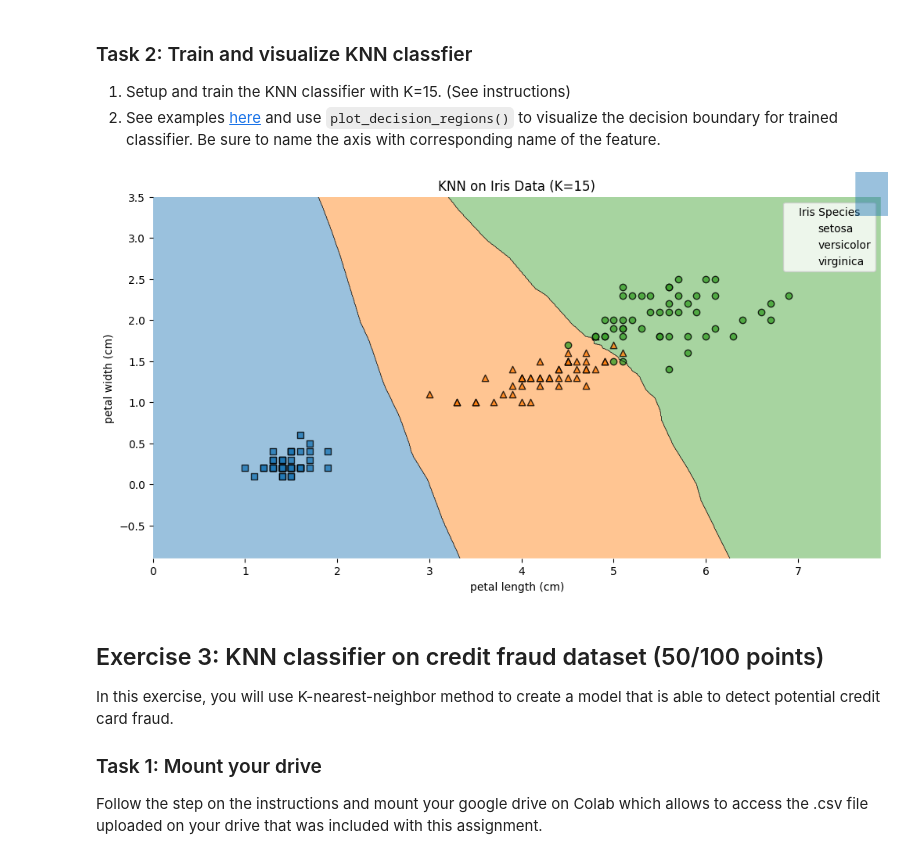
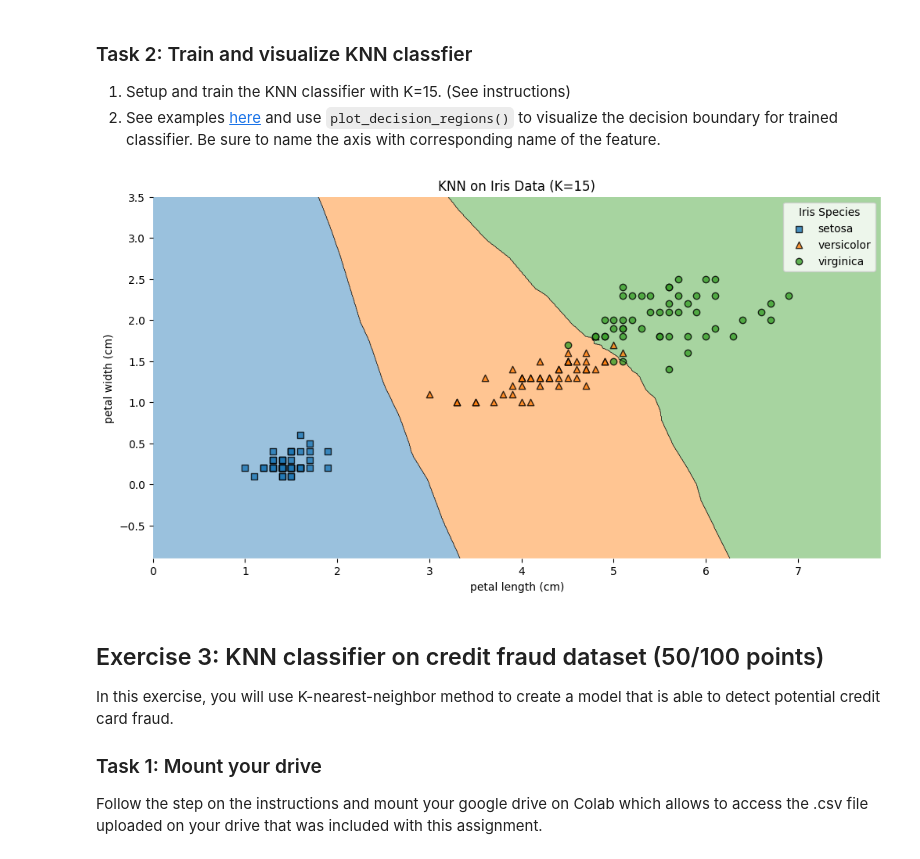
Before and after one commit to alex42p/ECE473-hw3, a Jupyter notebook: Assignment_03_Exercise.ipynb, the cells around one changed output. Cells and saved outputs as stored; diff of their text form; code cells hidden in the pictures.

```diff
--- a/Assignment_03_Exercise.ipynb
+++ b/Assignment_03_Exercise.ipynb
@@ -132,26 +132,27 @@ y has labels: ['setosa' 'versicolor' 'virginica']
 # %%
 import matplotlib.pyplot as plt
 from sklearn.neighbors import KNeighborsClassifier
 from mlxtend.plotting import plot_decision_regions # pip install mlxtend
 
 rng = np.random.RandomState(5) # use this if you need to generate a random sample
 
 ####################         YOUR CODE         ####################
 K = 15
 knn = KNeighborsClassifier(n_neighbors=K)
 knn.fit(X, y)
 
 plt.figure(figsize=(12,6))
-plot_decision_regions(X, y, clf=knn)
+ax = plot_decision_regions(X, y, clf=knn)
+handles, _ = ax.get_legend_handles_labels()
+labels = target_names
+ax.legend(handles, labels, title='Iris Species')
 plt.xlabel(feature_names[0])
 plt.ylabel(feature_names[1])
 plt.title('KNN on Iris Data (K=15)')
-# figure out how to get the colors next to the species names in the legend
-plt.legend(loc='best', title='Iris Species', labels=target_names)
 plt.show()
 ####################         END CODE          ####################
 # %% [output]
-[figure, old version]
+[figure, new version]
 # %% [markdown]
 ## Exercise 3: KNN classifier on credit fraud dataset (50/100 points)
 In this exercise, you will use K-nearest-neighbor method to create a model that is able to detect potential credit card fraud.
```
Also changed, not shown: parts of 2 cells of this notebook, 1 other file.
